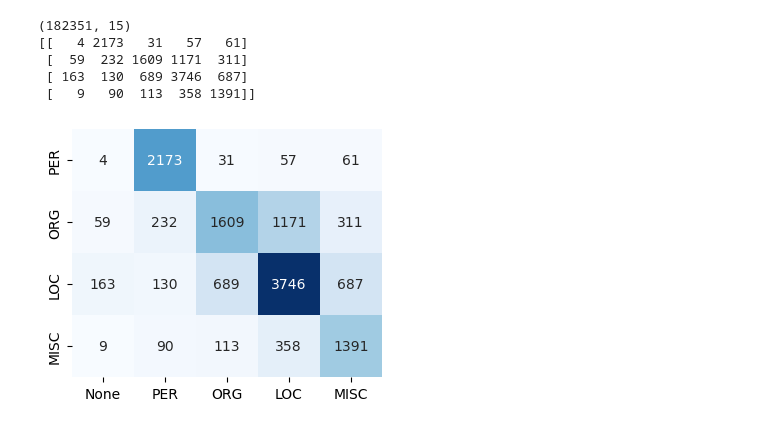
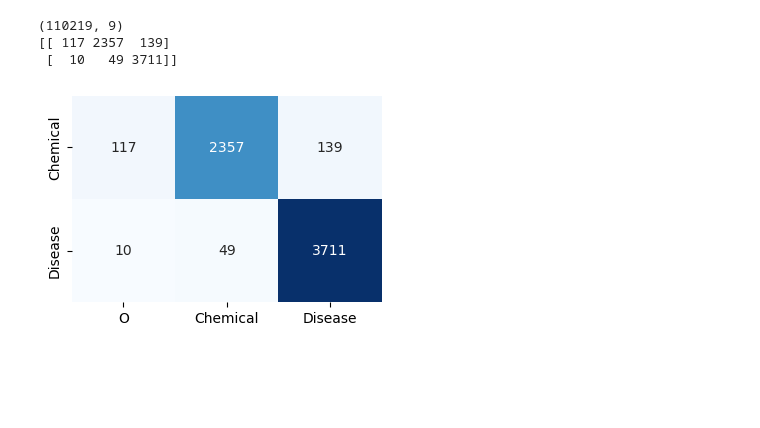
Before and after one commit to XiPotatonium/mproto, a Jupyter notebook: confusion.ipynb, the cells around one changed output. Cells and saved outputs as stored; diff of their text form; code cells hidden in the pictures; blank space fills up the shorter version.

```diff
--- a/confusion.ipynb
+++ b/confusion.ipynb
@@ -4,10 +4,10 @@ import json
 import numpy as np
 from pathlib import Path
 
-# step = 100
-# log_dir = Path("records/bc5cdr-1.0/mproto/confusion/2022-12-23_17-47-12.791247")
-step = 150
-log_dir = Path("records/conll03-1.0/mproto/confusion/2022-12-29_15-38-08.957818")
+step = 100
+log_dir = Path("records/bc5cdr-1.0/mproto/confusion/2022-12-23_17-47-12.791247")
+# step = 150
+# log_dir = Path("records/conll03-1.0/mproto/confusion/2022-12-29_15-38-08.957818")
 
 ids_path = log_dir / "detail_log" / "assignments{}.json".format(step)
 assignments_path = ids_path.with_name(ids_path.stem + ".npy")
@@ -26,7 +26,6 @@ id2type = ["None"]
 # specified entity types
 for i, (key, v) in enumerate(meta['entities'].items()):
     if key == "None":
-        # 一般而言不会重载None
         pass
     else:
         id2type.append(key)
@@ -86,21 +85,21 @@ for batch, b_assignments in zip(batches, assignments):
 
 print(confusion_mat)
 # %% [output]
-(182351, 15)
-[[   4 2173   31   57   61]
- [  59  232 1609 1171  311]
- [ 163  130  689 3746  687]
- [   9   90  113  358 1391]]
+(110219, 9)
+[[ 117 2357  139]
+ [  10   49 3711]]
 # %%
 import seaborn as sns
 import matplotlib.pyplot as plt
 
 plt.figure(figsize=(4, 7))
+display_ptypes = list(id2type)
+display_ptypes[0] = "O"         # 为了和论文一致将None改成O
 sns.heatmap(
     confusion_mat, annot=True, fmt="d",square=True, cmap="Blues",
     cbar=False,
-    xticklabels=id2type, yticklabels=id2type[1:],
+    xticklabels=display_ptypes, yticklabels=id2type[1:],
 )
 plt.show()
 # %% [output]
-[figure, old version]
+[figure, new version]
```
Also changed, not shown: 5 other files.
